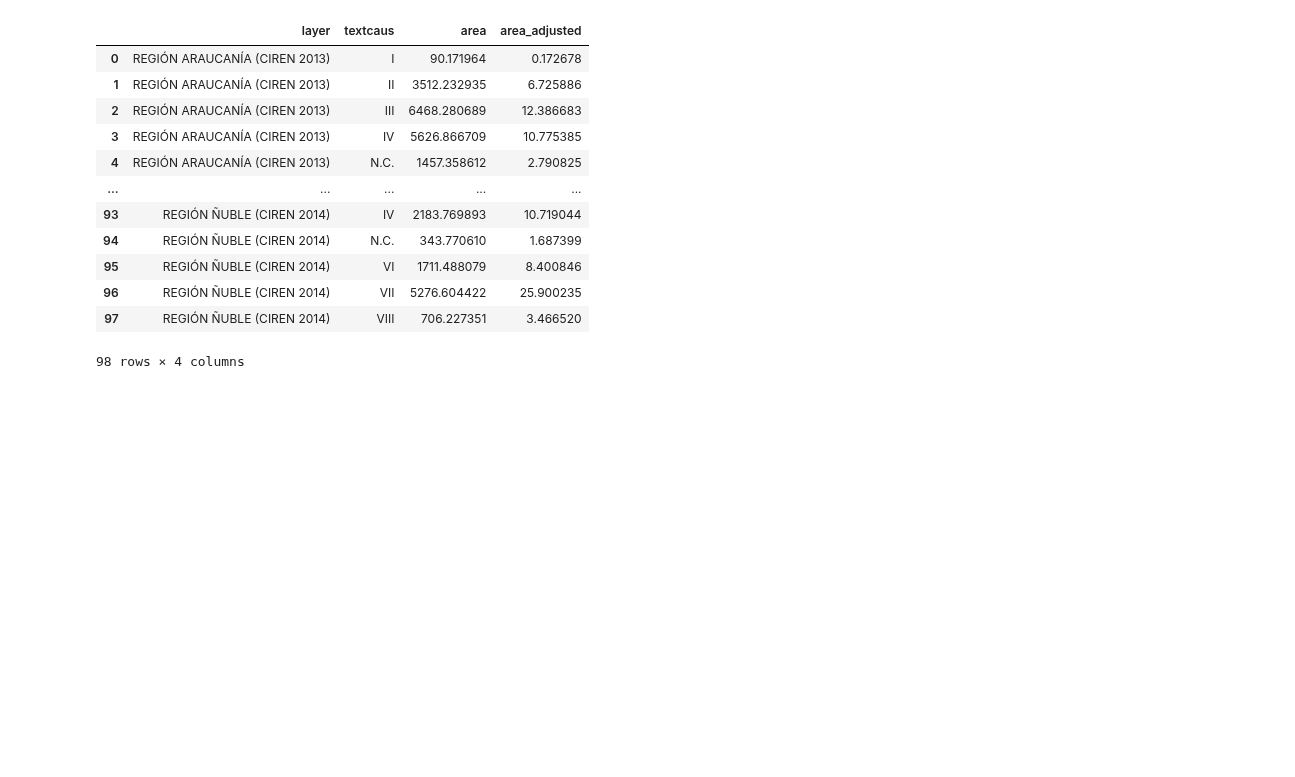
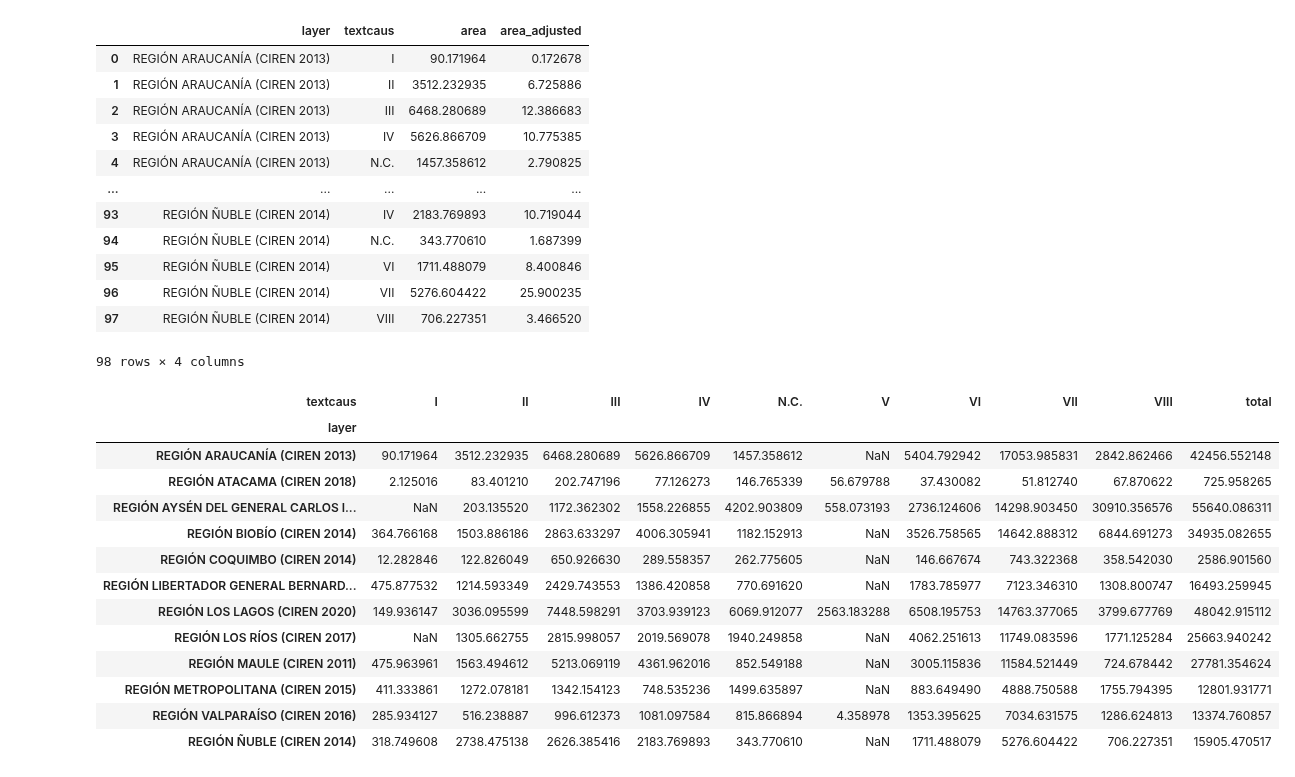
Before and after one commit to FelipeCabelloE/BaseGeospatialProject, a Jupyter notebook: notebooks/fc-ciren-analysis-202503.ipynb, the cells around one changed output. Saved outputs shown, nothing was run; the diff lists cells and outputs as text; code cells hidden in the pictures; blank space fills up the shorter version.

```diff
--- a/notebooks/fc-ciren-analysis-202503.ipynb
+++ b/notebooks/fc-ciren-analysis-202503.ipynb
@@ -111,0 +117,17 @@ ciren_with_area
+# %%
+ciren_by_soil
+# %% [output]
+| textcaus | I | II | III | IV | N.C. | V | VI | VII | VIII | total |
+| layer |  |  |  |  |  |  |  |  |  |  |
+| REGIÓN ARAUCANÍA (CIREN 2013) | 90.171964 | 3512.232935 | 6468.280689 | 5626.866709 | 1457.358612 | NaN | 5404.792942 | 17053.985831 | 2842.862466 | 42456.552148 |
+| REGIÓN ATACAMA (CIREN 2018) | 2.125016 | 83.401210 | 202.747196 | 77.126273 | 146.765339 | 56.679788 | 37.430082 | 51.812740 | 67.870622 | 725.958265 |
+| REGIÓN AYSÉN DEL GENERAL CARLOS I... | NaN | 203.135520 | 1172.362302 | 1558.226855 | 4202.903809 | 558.073193 | 2736.124606 | 14298.903450 | 30910.356576 | 55640.086311 |
+| REGIÓN BIOBÍO (CIREN 2014) | 364.766168 | 1503.886186 | 2863.633297 | 4006.305941 | 1182.152913 | NaN | 3526.758565 | 14642.888312 | 6844.691273 | 34935.082655 |
+| REGIÓN COQUIMBO (CIREN 2014) | 12.282846 | 122.826049 | 650.926630 | 289.558357 | 262.775605 | NaN | 146.667674 | 743.322368 | 358.542030 | 2586.901560 |
+| REGIÓN LIBERTADOR GENERAL BERNARD... | 475.877532 | 1214.593349 | 2429.743553 | 1386.420858 | 770.691620 | NaN | 1783.785977 | 7123.346310 | 1308.800747 | 16493.259945 |
+| REGIÓN LOS LAGOS (CIREN 2020) | 149.936147 | 3036.095599 | 7448.598291 | 3703.939123 | 6069.912077 | 2563.183288 | 6508.195753 | 14763.377065 | 3799.677769 | 48042.915112 |
+| REGIÓN LOS RÍOS (CIREN 2017) | NaN | 1305.662755 | 2815.998057 | 2019.569078 | 1940.249858 | NaN | 4062.251613 | 11749.083596 | 1771.125284 | 25663.940242 |
+| REGIÓN MAULE (CIREN 2011) | 475.963961 | 1563.494612 | 5213.069119 | 4361.962016 | 852.549188 | NaN | 3005.115836 | 11584.521449 | 724.678442 | 27781.354624 |
+| REGIÓN METROPOLITANA (CIREN 2015) | 411.333861 | 1272.078181 | 1342.154123 | 748.535236 | 1499.635897 | NaN | 883.649490 | 4888.750588 | 1755.794395 | 12801.931771 |
+| REGIÓN VALPARAÍSO (CIREN 2016) | 285.934127 | 516.238887 | 996.612373 | 1081.097584 | 815.866894 | 4.358978 | 1353.395625 | 7034.631575 | 1286.624813 | 13374.760857 |
+| REGIÓN ÑUBLE (CIREN 2014) | 318.749608 | 2738.475138 | 2626.385416 | 2183.769893 | 343.770610 | NaN | 1711.488079 | 5276.604422 | 706.227351 | 15905.470517 |
```
Also changed, not shown: parts of 7 cells of this notebook.
